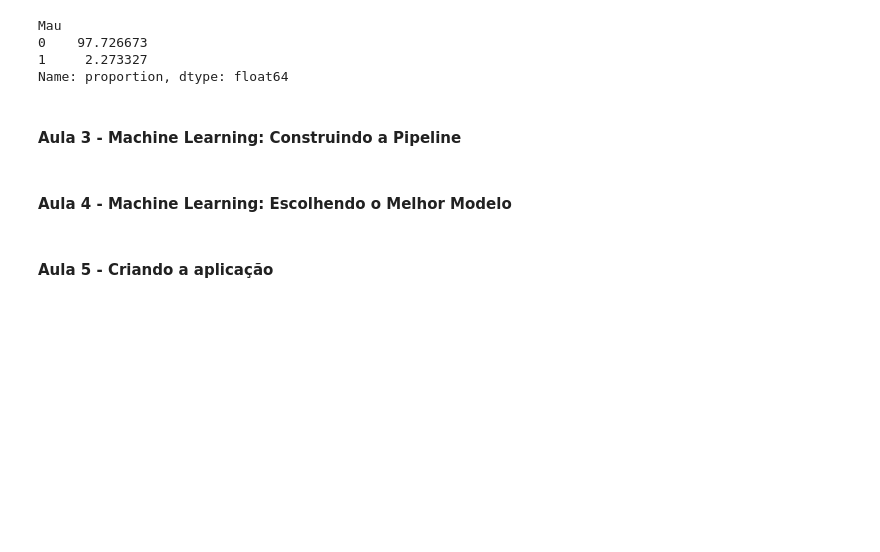
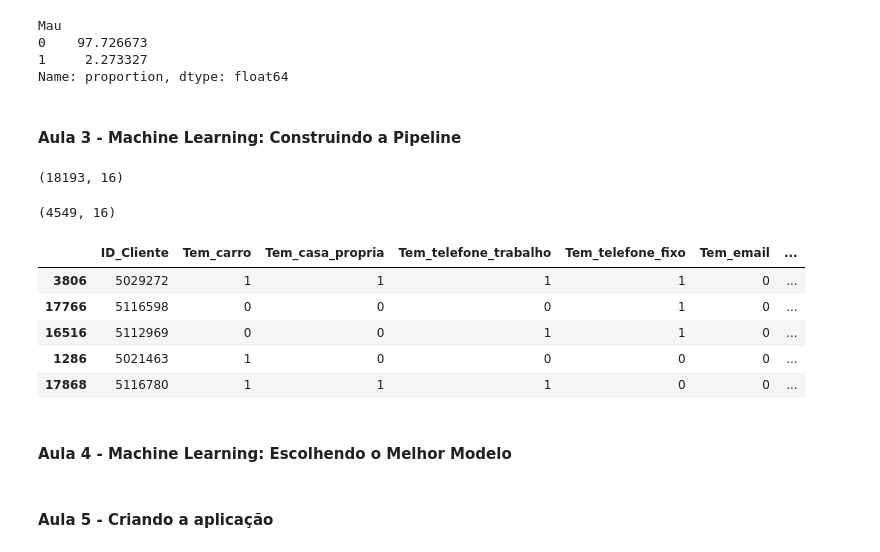
Before and after one commit to RicardViana/fiap-data-viz-and-production-models, a Jupyter notebook: deploy_de_aplicacoes.ipynb, the cells around one changed output. Drawn from its saved outputs; the diff is of its cells as text; code cells hidden in the pictures; blank space fills up the shorter version.

```diff
--- a/deploy_de_aplicacoes.ipynb
+++ b/deploy_de_aplicacoes.ipynb
@@ -955,3 +1180,21 @@ Mau
 Name: proportion, dtype: float64
 # %% [markdown]
 #### **Aula 3 - Machine Learning: Construindo a Pipeline**
+# %%
+# Separar a base entre treino e teste
+
+SEED = 1561651
+
+df_treino, df_teste = train_test_split(df_registro_clientes_targets, test_size=0.2, random_state=SEED)
+# %%
+# Ver shape do df_treino
+
+df_treino.shape
+# %% [output]
+(18193, 16)
+# %%
+# Ver shape do df_teste
+
+df_teste.shape
+# %% [output]
+(4549, 16)
@@ -958,3 +1206,14 @@ Name: proportion, dtype: float64
+# %%
+# Ver os dados de treino
+
+df_treino.head()
+# %% [output]
+|  | ID_Cliente | Tem_carro | Tem_casa_propria | Tem_telefone_trabalho | Tem_telefone_fixo | Tem_email | ... |
+| 3806 | 5029272 | 1 | 1 | 1 | 1 | 0 | ... |
+| 17766 | 5116598 | 0 | 0 | 0 | 1 | 0 | ... |
+| 16516 | 5112969 | 0 | 0 | 1 | 1 | 0 | ... |
+| 1286 | 5021463 | 1 | 0 | 0 | 0 | 0 | ... |
+| 17868 | 5116780 | 1 | 1 | 1 | 0 | 0 | ... |
 # %% [markdown]
 #### **Aula 4 - Machine Learning: Escolhendo o Melhor Modelo**
 # %% [markdown]
```
Also changed, not shown: parts of 15 cells of this notebook.
